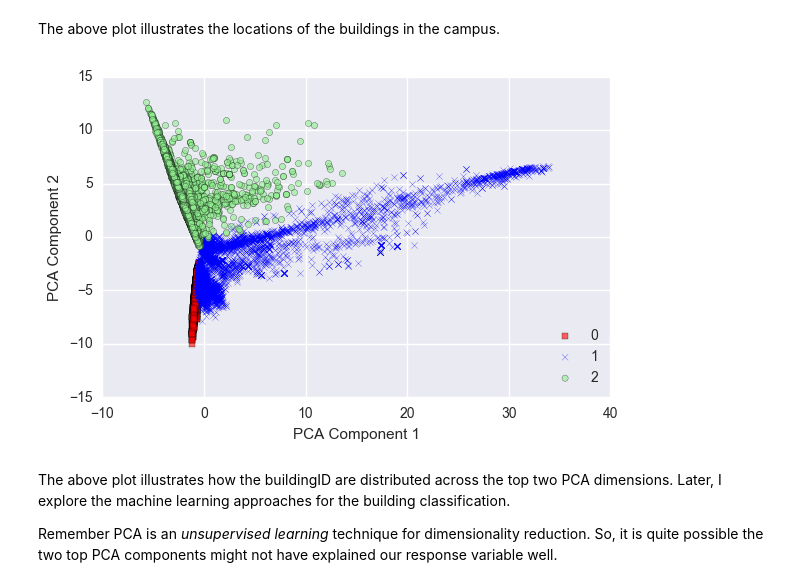
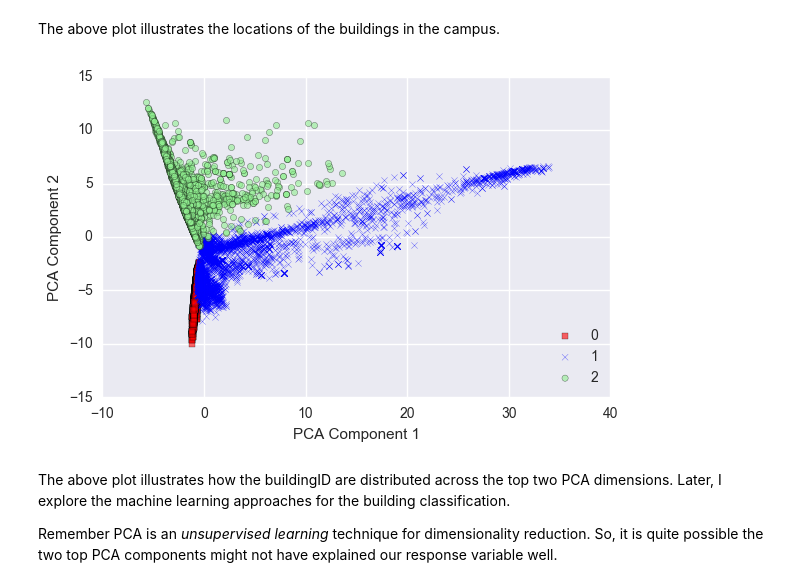
Before and after one commit to sharan-naribole/wlan_localization, a Jupyter notebook: UJIIndoorLoc-response-classification.ipynb, the cells around one changed output. Drawn from its saved outputs; the diff is of its cells as text; code cells hidden in the pictures.

```diff
--- a/UJIIndoorLoc-response-classification.ipynb
+++ b/UJIIndoorLoc-response-classification.ipynb
@@ -72,0 +60,11 @@ X_train_pca.shape,y_train.shape,X_test_pca.shape,y_test.shape
+# %%
+X_pca_crossval = pd.read_csv("data/X_pca_crossval.csv",index_col=0)
+y_crossval = pd.read_csv("data/y_crossval.csv",index_col=0)
+
+X_pca_holdout = pd.read_csv("data/X_pca_holdout.csv",index_col=0)
+y_holdout = pd.read_csv("data/y_holdout.csv",index_col=0)
+
+X_raw_crossval = pd.read_csv("data/X_raw_crossval.csv",index_col=0)
+X_raw_holdout = pd.read_csv("data/X_raw_holdout.csv",index_col=0)
+
+X_pca_crossval.shape,y_crossval.shape,X_pca_holdout.shape,y_holdout.shape
@@ -105,11 +108,11 @@ Clearly, there is an imbalance among the groups.
 # %%
 markers = ('s', 'x', 'o', '^', 'v')
 colors = ('red', 'blue', 'lightgreen', 'gray', 'cyan')
-cmap = ListedColormap(colors[:len(np.unique(y_train['BUILDINGID']))])
+cmap = ListedColormap(colors[:len(np.unique(y_crossval['BUILDINGID']))])
 
-for idx, cl in enumerate(np.unique(y_train['BUILDINGID'])):
-        plt.scatter(x=y_train.loc[y_train.BUILDINGID== cl]['LATITUDE'],
-                    y=y_train.loc[y_train.BUILDINGID== cl]['LONGITUDE'],
+for idx, cl in enumerate(np.unique(y_crossval['BUILDINGID'])):
+        plt.scatter(x=y_crossval.loc[y_crossval.BUILDINGID== cl]['LATITUDE'],
+                    y=y_crossval.loc[y_crossval.BUILDINGID== cl]['LONGITUDE'],
                     alpha=0.6,
                     c=cmap(idx),
                     edgecolor='black',
@@ -127,23 +130,23 @@ The above plot illustrates the locations of the buildings in the campus.
 # %%
 markers = ('s', 'x', 'o', '^', 'v')
 colors = ('red', 'blue', 'lightgreen', 'gray', 'cyan')
-cmap = ListedColormap(colors[:len(np.unique(y_train['BUILDINGID']))])
+cmap = ListedColormap(colors[:len(np.unique(y_crossval['BUILDINGID']))])
 
-for idx, cl in enumerate(np.unique(y_train['BUILDINGID'])):
-        plt.scatter(x=X_train_pca[y_train.BUILDINGID== cl,0],
-                    y=X_train_pca[y_train.BUILDINGID== cl,1],
+for idx, cl in enumerate(np.unique(y_crossval['BUILDINGID'])):
+        plt.scatter(x=X_pca_crossval.loc[y_crossval.BUILDINGID== cl].iloc[:,0],
+                    y=X_pca_crossval.loc[y_crossval.BUILDINGID== cl].iloc[:,1],
                     alpha=0.6,
                     c=cmap(idx),
                     edgecolor='black',
                     marker=markers[idx],
                     label=cl)
 
 plt.xlabel('PCA Component 1')
 plt.ylabel('PCA Component 2')
 plt.legend(loc='lower right')
 plt.tight_layout()
 # %% [output]
-[figure, old version]
+[figure, new version]
 # %% [markdown]
 The above plot illustrates how the buildingID are distributed across the top two PCA dimensions. Later, I explore the machine learning approaches for the building classification.
 
```
Also changed, not shown: parts of 18 cells of this notebook, 9 other files.
